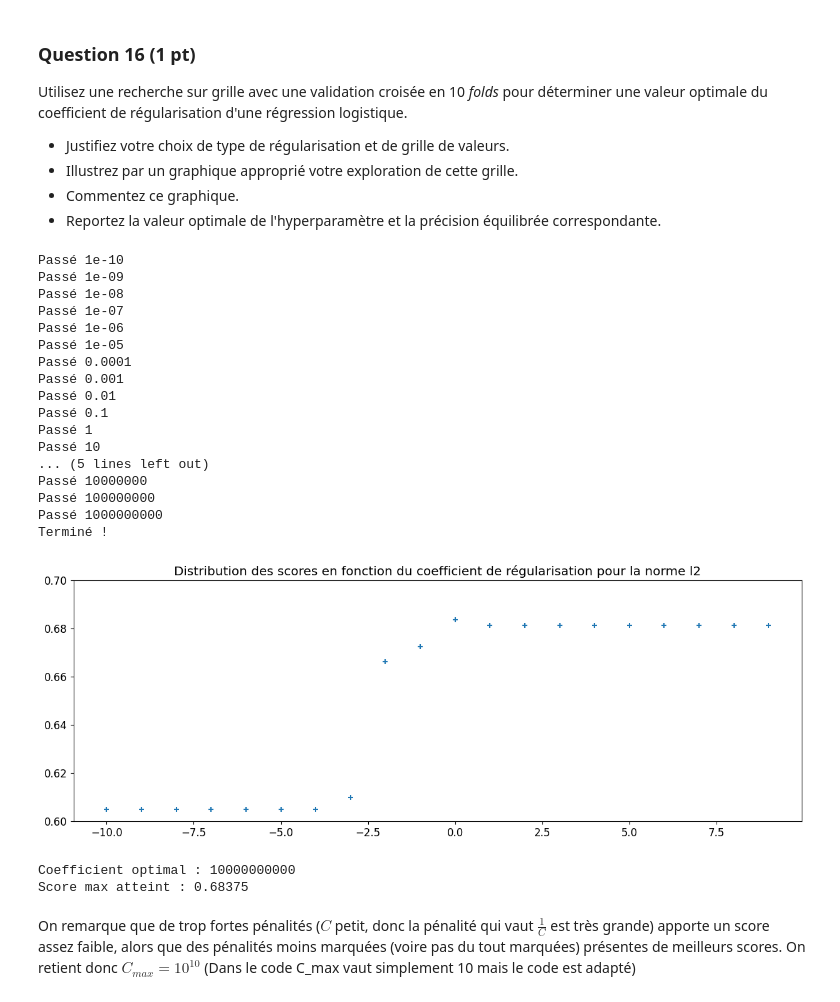
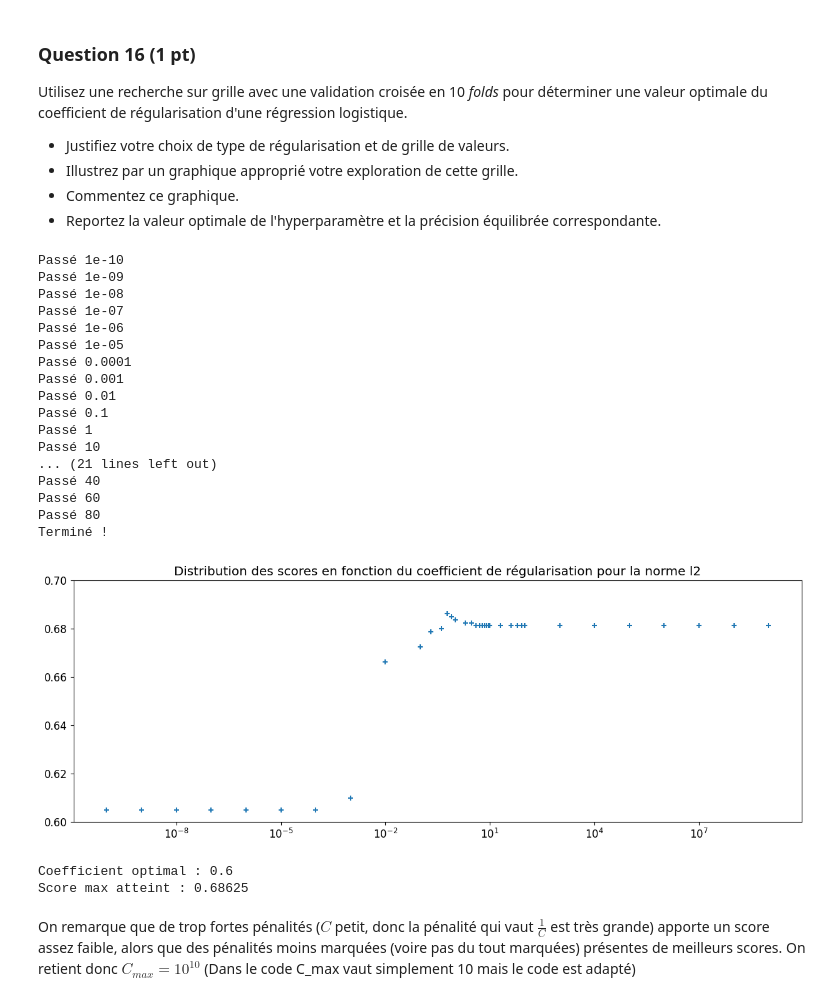
Before and after one commit to zephyrderiviere/projet-SDD, a Jupyter notebook: Projet.ipynb, the cells around one changed output. Saved outputs shown, nothing was run; the diff lists cells and outputs as text; code cells hidden in the pictures.

```diff
--- a/Projet.ipynb
+++ b/Projet.ipynb
@@ -328,7 +328,7 @@ Utilisez une recherche sur grille avec une validation croisée en 10 _folds_ pou
 # %%
 from sklearn import linear_model
 
-coefs = [10**k for k in range(-10, 10)] #On parcourt de cette manière plusieurs ordres de grandeurs, avec C très petit (donc quasiment aucune pénalité), et C très grand (pénalité prédominante)
+coefs = [10**k for k in range(-10, 10)] + [0.2, 0.4, 0.6, 0.8, 2, 3, 4, 5, 6, 7, 8, 9, 20, 40, 60, 80] #On parcourt de cette manière plusieurs ordres de grandeurs, avec C très petit (donc quasiment aucune pénalité), et C très grand (pénalité prédominante)
 
 
 scores = []
@@ -353,25 +353,27 @@ Passé 0.01
 Passé 0.1
 Passé 1
 Passé 10
-... (5 lines left out)
-Passé 10000000
-Passé 100000000
-Passé 1000000000
+... (21 lines left out)
+Passé 40
+Passé 60
+Passé 80
 Terminé !
 # %%
 plt.figure(figsize=(15, 5))
-plt.scatter(np.arange(-10, 10), np.array(scores), marker='+')
+# plt.scatter(np.arange(-10, 10), np.array(scores), marker='+')
+plt.scatter(coefs, np.array(scores), marker='+')
+plt.xscale("log")
 plt.ylim(0.6, 0.7)
 plt.title("Distribution des scores en fonction du coefficient de régularisation pour la norme l2")
 plt.show()
 
 C_star = np.argmax(np.array(scores))
-print("Coefficient optimal :", 10**C_star)
+print("Coefficient optimal :", coefs[C_star])
 print("Score max atteint :", np.max(scores))
 # %% [output]
-[figure, old version]
+[figure, new version]
-Coefficient optimal : 10000000000
-Score max atteint : 0.68375
+Coefficient optimal : 0.6
+Score max atteint : 0.68625
 # %% [markdown]
 On remarque que de trop fortes pénalités ($C$ petit, donc la pénalité qui vaut $\frac{1}{C}$ est très grande) apporte un score assez faible, alors que des pénalités moins marquées (voire pas du tout marquées) présentes de meilleurs scores. On retient donc $C_{max} = 10^{10}$ (Dans le code C_max vaut simplement 10 mais le code est adapté)
 # %%
```
